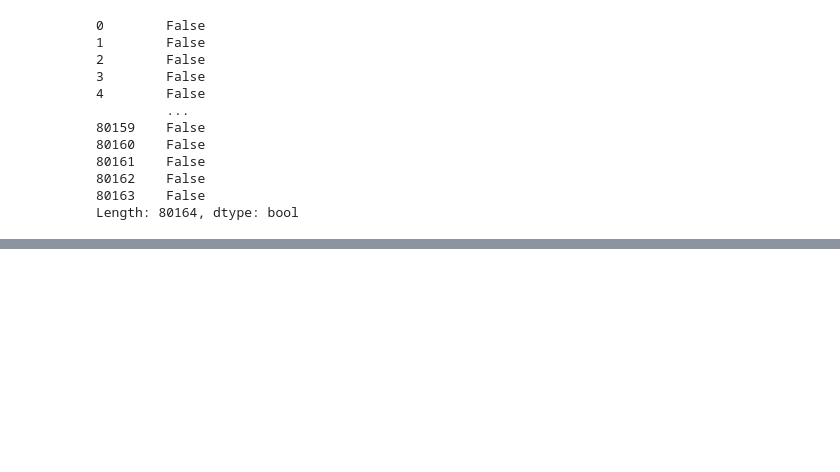
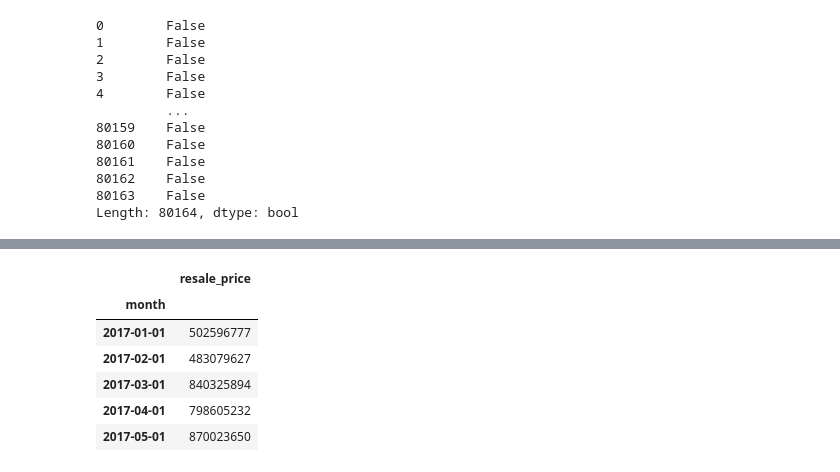
Before and after one commit to sura1128/hdb_resale_analytics, a Jupyter notebook: hdb_resales.ipynb, the cells around one changed output, grey strips where cells are left out. Cells and saved outputs as stored; diff of their text form; code cells hidden in the pictures; blank space fills up the shorter version.

```diff
--- a/hdb_resales.ipynb
+++ b/hdb_resales.ipynb
@@ -135,0 +149,12 @@ df.head()
+# %%
+# the volume of sales can be tabulated using the sum of sales over the years
+sum_table = pd.pivot_table(df, values='resale_price', index=['month'], aggfunc="sum")
+sum_table.head()
+# %% [output]
+|  | resale_price |
+| month |  |
+| 2017-01-01 | 502596777 |
+| 2017-02-01 | 483079627 |
+| 2017-03-01 | 840325894 |
+| 2017-04-01 | 798605232 |
+| 2017-05-01 | 870023650 |
```
Also changed, not shown: parts of 10 cells of this notebook.
